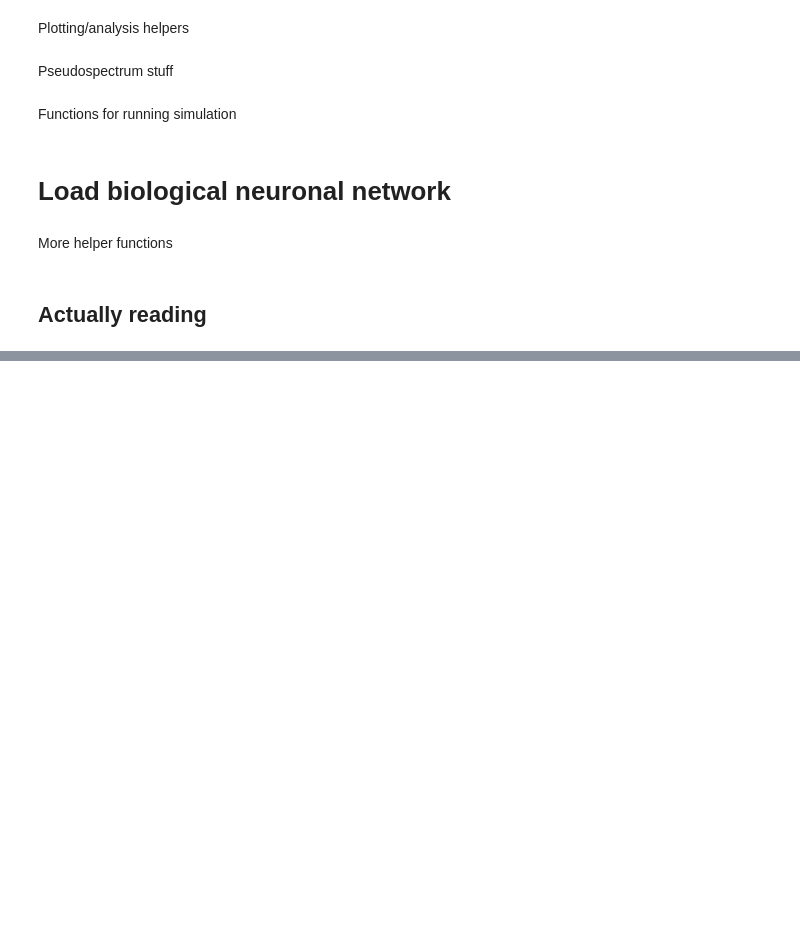
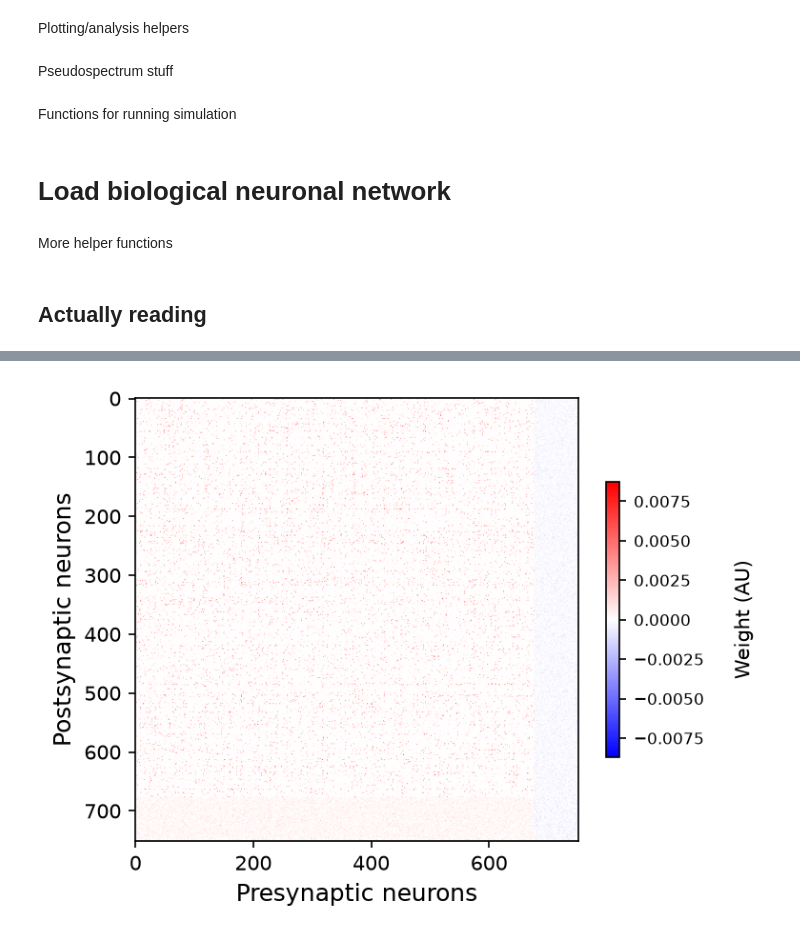
Before and after one commit to jgreen83/Spring2026-Connectome-Pseudospectra, a Jupyter notebook: L234_balance_pseudospec.ipynb, the cells around one changed output, grey strips where cells are left out. Drawn from its saved outputs; the diff is of its cells as text; code cells hidden in the pictures; blank space fills up the shorter version.

```diff
--- a/L234_balance_pseudospec.ipynb
+++ b/L234_balance_pseudospec.ipynb
@@ -339,7 +342,7 @@ def filter_synapse_table(synapse_table: pd.DataFrame, pre_root_ids=None, post_ro
 
     return synapse_table[pre_m & post_m]
 # %%
-def observed_plus_random_connectivity_matrix(syn_mat: np.ndarray, r_inhibitory: float, g: float,
+def observed_plus_random_connectivity_matrix_random_inh(syn_mat: np.ndarray, r_inhibitory: float, g: float,
                                              connectivity_proba: float, random_seed: int, balance_W: bool=True,
                                              inh_exc_balance: float=1):
     """ Generates random connectivity matrix while using observed connectivity for EE portion
@@ -412,0 +476,26 @@ print(L234_syn[0:5])
+# %%
+# Connectivity parameters
+g = .002  # overall gain of connectivity
+connectivity_proba = .25 # Likelihood of two neurons to be connected with each other
+r_inhibitory = .10 # Ratio of inhibitory neurons
+inh_exc_balance = .15 # Result of I/E for every neuron's input
+
+# Simulation parameters
+t_max = 50 # Length of simulation
+dt = 0.01 # Simulation time step
+t_stimulus_start = 1 # Stimulus start time
+t_stimulus_end = 15 # Stimulus end time
+stim_strength = 10 # Stimulus strength rate
+tau = .25 # Neuron time constant
+
+# Simulation variables
+n_steps = int(t_max / dt)
+
+random_seed = 42
+# %%
+W = observed_plus_random_connectivity_matrix_random_inh(syn_mat_l234, r_inhibitory=r_inhibitory, g=50*g,
+                                             connectivity_proba=connectivity_proba, random_seed=random_seed,
+                                             inh_exc_balance=inh_exc_balance)
+plot_matrix(W)
+# %% [output]
+[figure, added]
```
Also changed, not shown: parts of 50 cells of this notebook, 1 other file.
